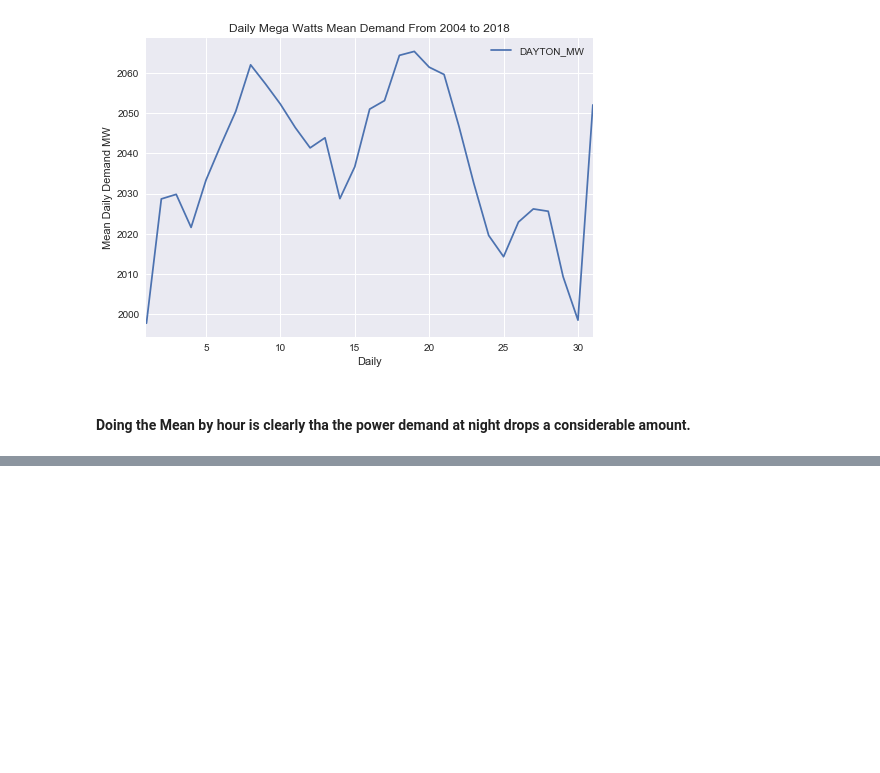
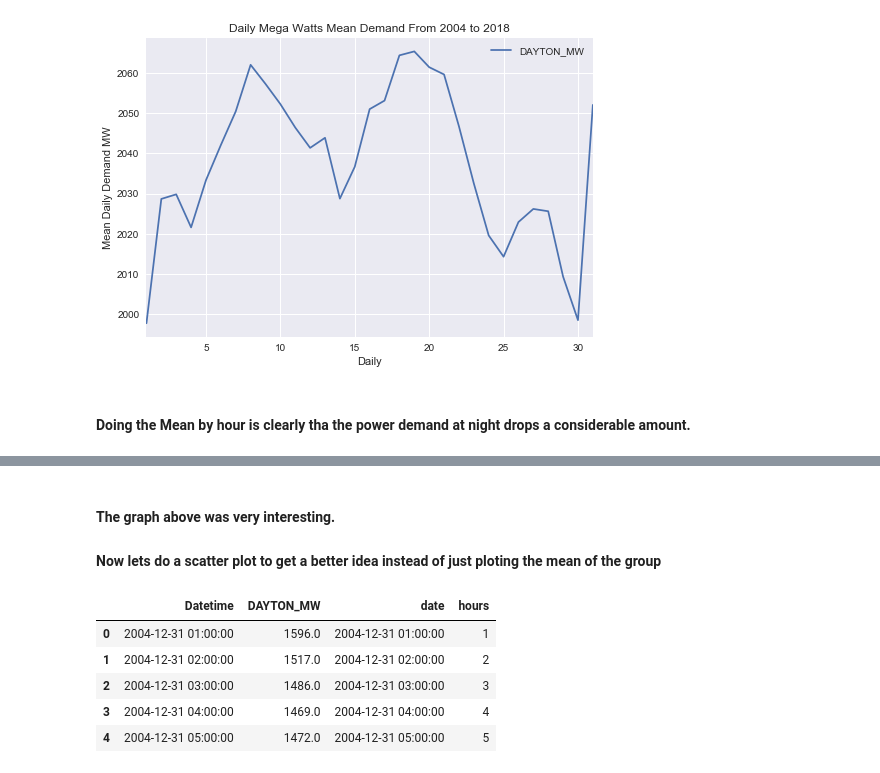
Before and after one commit to butonman/Hourly-Grid-Energy-Consumption, a Jupyter notebook: Energy Consumption Analysis.ipynb, the cells around one changed output, grey strips where cells are left out. Drawn from its saved outputs; the diff is of its cells as text; code cells hidden in the pictures; blank space fills up the shorter version.

```diff
--- a/Energy Consumption Analysis.ipynb
+++ b/Energy Consumption Analysis.ipynb
@@ -177,0 +178,19 @@ Text(0.5, 1.0, 'Hourly Mega Watts Mean Demand From 2004 to 2018')
+# %% [markdown]
+#### The graph above was very interesting.
+#### Now lets do a scatter plot to get a better idea instead of just ploting the mean of the group
+# %%
+#Create a new column named "hours" with only the hours
+df["hours"]=df['date'].dt.strftime("%H")
+df.head()
+#change the hours to an integer so that we can do some plots
+#use .to_numeric method
+hours_num=pd.to_numeric(df['hours'])
+df['hours']=hours_num
+df.head()
+# %% [output]
+|  | Datetime | DAYTON_MW | date | hours |
+| 0 | 2004-12-31 01:00:00 | 1596.0 | 2004-12-31 01:00:00 | 1 |
+| 1 | 2004-12-31 02:00:00 | 1517.0 | 2004-12-31 02:00:00 | 2 |
+| 2 | 2004-12-31 03:00:00 | 1486.0 | 2004-12-31 03:00:00 | 3 |
+| 3 | 2004-12-31 04:00:00 | 1469.0 | 2004-12-31 04:00:00 | 4 |
+| 4 | 2004-12-31 05:00:00 | 1472.0 | 2004-12-31 05:00:00 | 5 |
```
Also changed, not shown: parts of 3 cells of this notebook.
